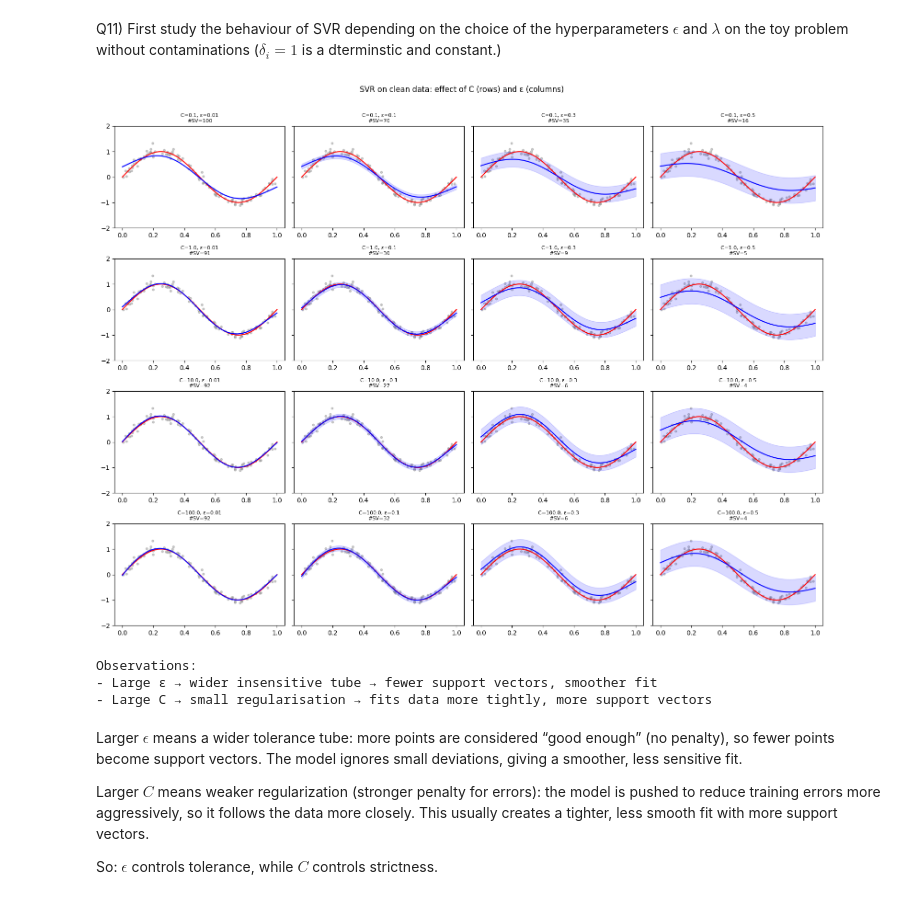
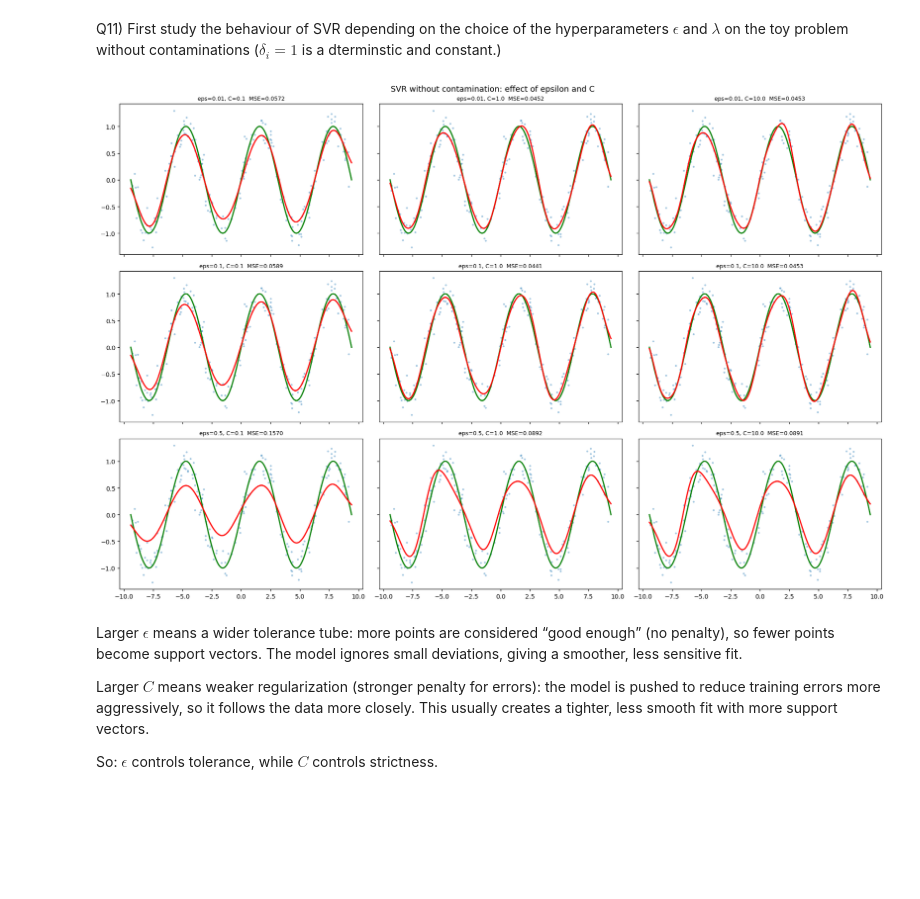
Before and after one commit to Mehdihjelk/Labs_ML_DL, a Jupyter notebook: tp-kpca-svr.ipynb, the cells around one changed output. Drawn from its saved outputs; the diff is of its cells as text; code cells hidden in the pictures; blank space fills up the shorter version.

Commit message:
edit graphics prob

```diff
--- a/tp-kpca-svr.ipynb
+++ b/tp-kpca-svr.ipynb
@@ -740,40 +751,34 @@ This is a quadratic program (QP) equivalent to the standard SVR dual formulation
 # %% [markdown]
 Q11) First study the behaviour of SVR depending on the choice of the hyperparameters $\epsilon$ and $\lambda$ on the toy problem without contaminations ($\delta_i=1$ is a dterminstic and constant.)
 # %%
-from sklearn.svm import SVR as SklearnSVR
+from sklearn.svm import SVR
 
-# Study SVR behaviour vs epsilon and C=1/(2*lambda) on CLEAN data
-Xtr_clean, ytr_clean = datasets[1.0]
+# Clean data (no outliers)
+X_tr_c, y_tr_c = generate_contaminated_data(200, p=1.0, sigma=0.2, b=0.0, random_state=42)
+X_te_c, y_te_c = generate_contaminated_data(500, p=1.0, sigma=0.2, b=0.0, random_state=99)
+x_plot = np.linspace(-3*np.pi, 3*np.pi, 300).reshape(-1, 1)
 
-epsilon_values = [0.01, 0.1, 0.3, 0.5]
-C_values = [0.1, 1.0, 10.0, 100.0]
+epsilons = [0.01, 0.1, 0.5]
+Cs       = [0.1, 1.0, 10.0]
 
-fig, axes = plt.subplots(len(C_values), len(epsilon_values), figsize=(16, 12), sharey=True)
+fig, axes = plt.subplots(len(epsilons), len(Cs), figsize=(18, 12), sharey=True, sharex=True)
 
-for i, C in enumerate(C_values):
-    for j, eps in enumerate(epsilon_values):
-        ax = axes[i, j]
-        svr = SklearnSVR(kernel='rbf', gamma=1/(2*0.3**2), C=C, epsilon=eps)
-        svr.fit(Xtr_clean, ytr_clean)
-        y_curve = svr.predict(x_plot)
-        n_sv = svr.support_vectors_.shape[0]
+for i, eps in enumerate(epsilons):
+    for j, C in enumerate(Cs):
+        svr = SVR(kernel='rbf', gamma=1/(2*1.0**2), C=C, epsilon=eps)
+        svr.fit(X_tr_c, y_tr_c)
+        mse = np.mean((svr.predict(X_te_c) - y_te_c) ** 2)
+        ax = axes[i][j]
+        ax.scatter(X_tr_c, y_tr_c, s=5, alpha=0.3)
+        ax.plot(x_plot, f_s(x_plot), 'g-', lw=2)
+        ax.plot(x_plot, svr.predict(x_plot), 'r-', lw=2)
+        ax.set_title(f'eps={eps}, C={C}  MSE={mse:.4f}', fontsize=9)
 
-        ax.scatter(Xtr_clean, ytr_clean, s=10, alpha=0.4, color='gray')
-        ax.plot(x_plot, f_s(x_plot), 'r-', lw=1.5)
-        ax.plot(x_plot, y_curve, 'b-', lw=1.5)
-        ax.fill_between(x_plot.ravel(), y_curve - eps, y_curve + eps,
-                        alpha=0.15, color='blue')
-        ax.set_ylim(-2, 2)
-        ax.set_title(f'C={C}, ε={eps}\n#SV={n_sv}', fontsize=8)
-
-plt.suptitle('SVR on clean data: effect of C (rows) and ε (columns)', y=1.01)
+plt.suptitle('SVR without contamination: effect of epsilon and C', fontsize=13)
 plt.tight_layout()
 plt.show()
 # %% [output]
-[figure, old version]
+[figure, new version]
-Observations:
-- Large ε → wider insensitive tube → fewer support vectors, smoother fit
-- Large C → small regularisation → fits data more tightly, more support vectors
 # %% [markdown]
 Larger $\epsilon$ means a wider tolerance tube: more points are considered “good enough” (no penalty), so fewer points become support vectors. The model ignores small deviations, giving a smoother, less sensitive fit.
 
```
Also changed, not shown: parts of 7 cells of this notebook.
